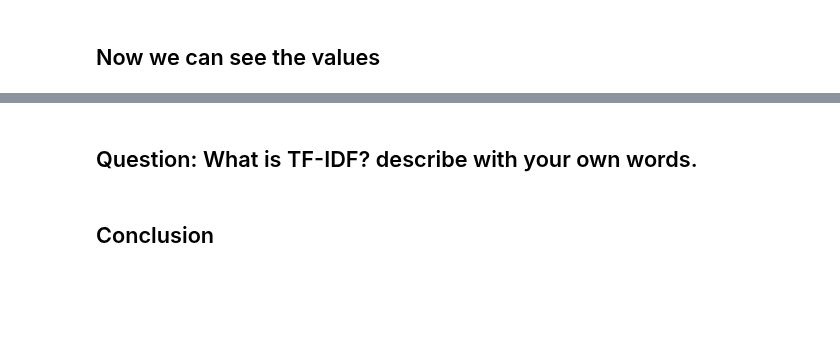
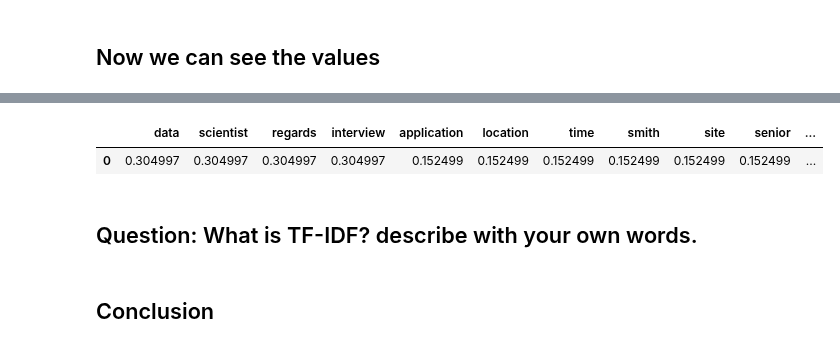
Before and after one commit to spockl/GA-DSI, a Jupyter notebook: curriculum/week-07/1.3-nlp/w7d1-nlp-worksheet.ipynb, the cells around one changed output, grey strips where cells are left out. Saved outputs shown, nothing was run; the diff lists cells and outputs as text; code cells hidden in the pictures; blank space fills up the shorter version.

```diff
--- a/curriculum/week-07/1.3-nlp/w7d1-nlp-worksheet.ipynb
+++ b/curriculum/week-07/1.3-nlp/w7d1-nlp-worksheet.ipynb
@@ -491,3 +543,12 @@ This enhances terms that are highly specific of a particular document, while sup
+# %%
+cvec.fit([ham])
+df  = pd.DataFrame(cvec.transform([ham]).todense(),
+             columns=cvec.get_feature_names())
+
+df.transpose().sort_values(0, ascending=False).head(15).transpose()
+# %% [output]
+|  | data | scientist | regards | interview | application | location | time | smith | site | senior | ... |
+| 0 | 0.304997 | 0.304997 | 0.304997 | 0.304997 | 0.152499 | 0.152499 | 0.152499 | 0.152499 | 0.152499 | 0.152499 | ... |
 # %% [markdown]
 ## Question: What is TF-IDF? describe with your own words.
 # %% [markdown]
```
Also changed, not shown: parts of 6 cells of this notebook, 39 other files.
